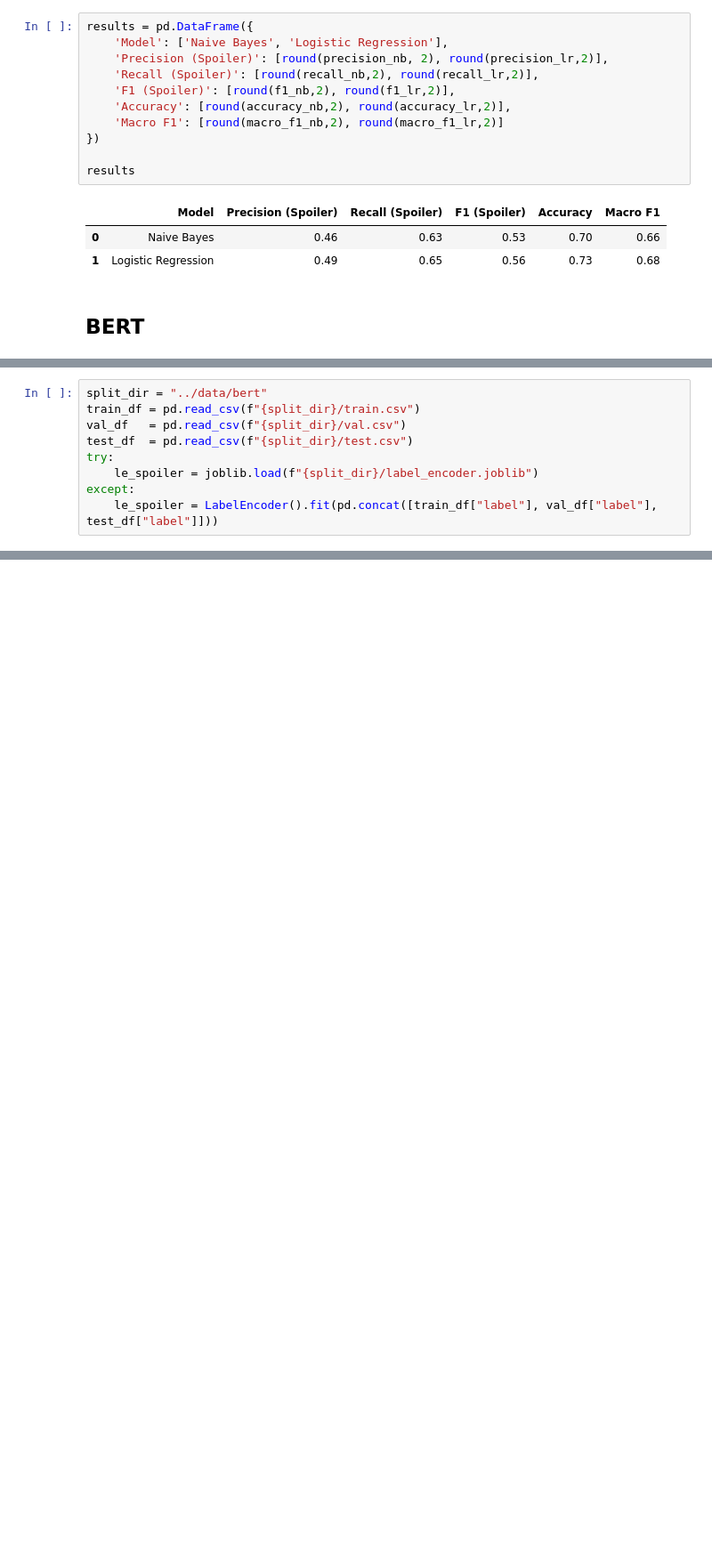
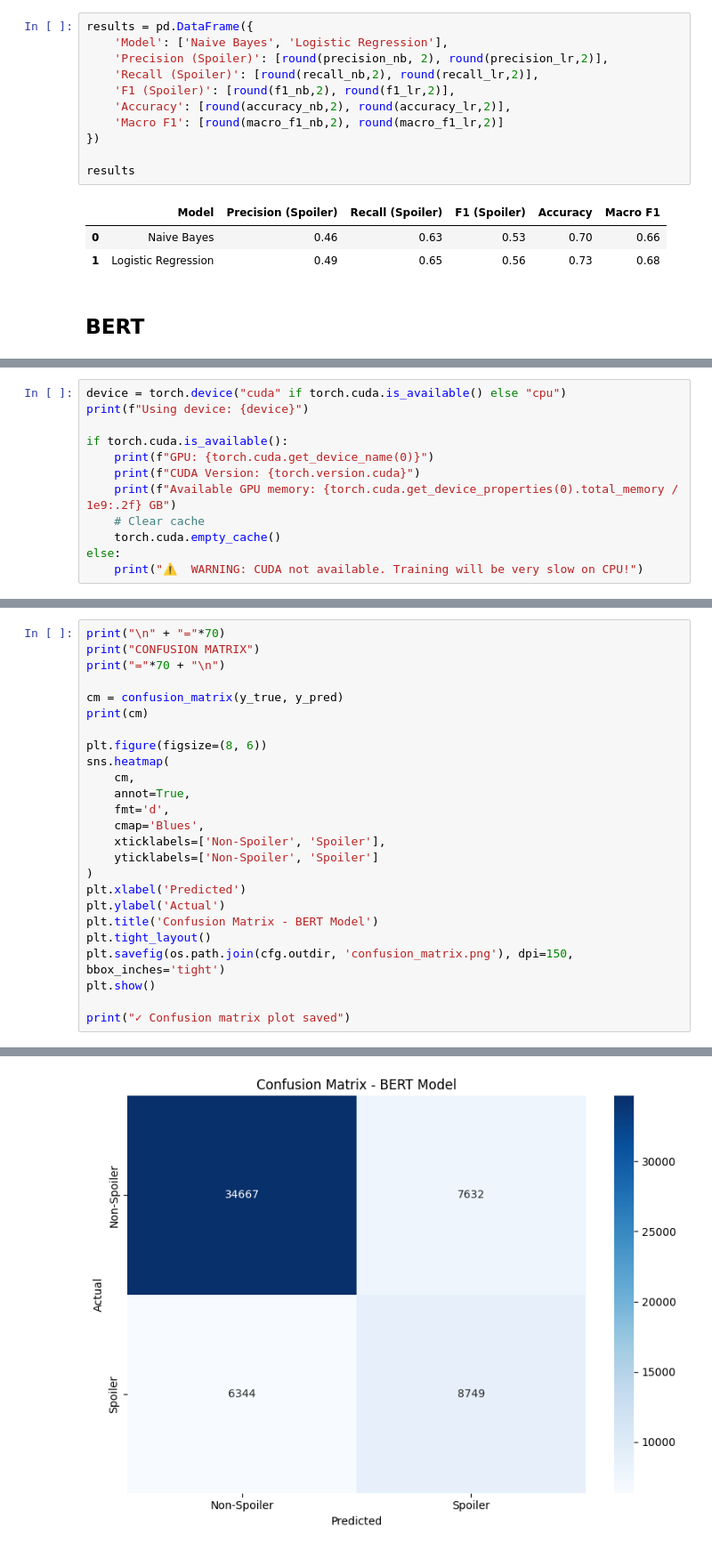
Before and after one commit to ayshmnmm/plot-protector, a Jupyter notebook: notebooks/03_model_prototyping.ipynb, the cells around one changed output, grey strips where cells are left out. Shown at 89% size. Saved outputs shown, nothing was run; the diff lists cells and outputs as text; blank space fills up the shorter version.

```diff
--- a/notebooks/03_model_prototyping.ipynb
+++ b/notebooks/03_model_prototyping.ipynb
@@ -324,9 +347,12 @@ os.makedirs(cfg.outdir, exist_ok=True)
 # %%
-split_dir = "../data/bert"
-train_df = pd.read_csv(f"{split_dir}/train.csv")
-val_df   = pd.read_csv(f"{split_dir}/val.csv")
-test_df  = pd.read_csv(f"{split_dir}/test.csv")
-try:
-    le_spoiler = joblib.load(f"{split_dir}/label_encoder.joblib")
-except:
-    le_spoiler = LabelEncoder().fit(pd.concat([train_df["label"], val_df["label"], test_df["label"]]))
+device = torch.device("cuda" if torch.cuda.is_available() else "cpu")
+print(f"Using device: {device}")
+
+if torch.cuda.is_available():
+    print(f"GPU: {torch.cuda.get_device_name(0)}")
+    print(f"CUDA Version: {torch.version.cuda}")
+    print(f"Available GPU memory: {torch.cuda.get_device_properties(0).total_memory / 1e9:.2f} GB")
+    # Clear cache
+    torch.cuda.empty_cache()
+else:
+    print("⚠️  WARNING: CUDA not available. Training will be very slow on CPU!")
@@ -460,0 +1105,26 @@ print("Saved to:", save_dir)
+# %%
+print("\n" + "="*70)
+print("CONFUSION MATRIX")
+print("="*70 + "\n")
+
+cm = confusion_matrix(y_true, y_pred)
+print(cm)
+
+plt.figure(figsize=(8, 6))
+sns.heatmap(
+    cm,
+    annot=True,
+    fmt='d',
+    cmap='Blues',
+    xticklabels=['Non-Spoiler', 'Spoiler'],
+    yticklabels=['Non-Spoiler', 'Spoiler']
+)
+plt.xlabel('Predicted')
+plt.ylabel('Actual')
+plt.title('Confusion Matrix - BERT Model')
+plt.tight_layout()
+plt.savefig(os.path.join(cfg.outdir, 'confusion_matrix.png'), dpi=150, bbox_inches='tight')
+plt.show()
+
+print("✓ Confusion matrix plot saved")
+# %% [output]
@@ -460,0 +1137 @@ print("Saved to:", save_dir)
+[figure, added]
```
Also changed, not shown: parts of 30 cells of this notebook, 4 other files.
